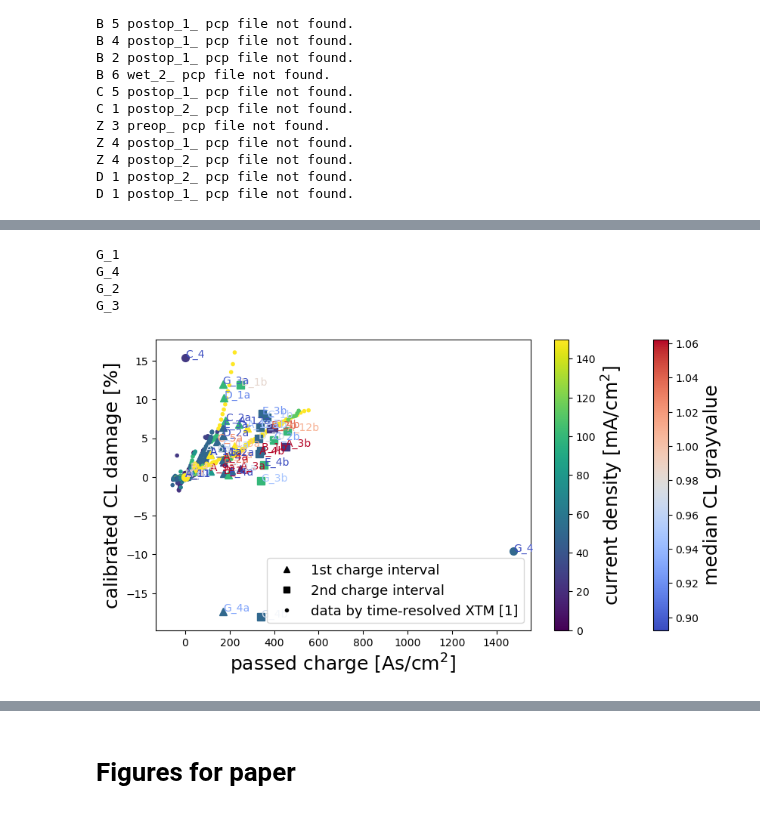
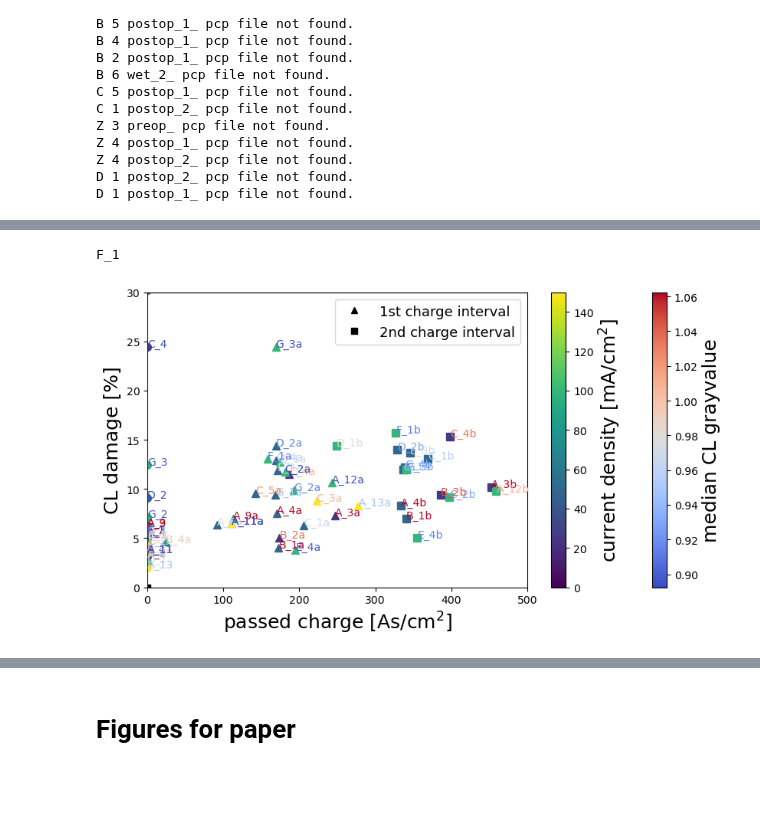
Before and after one commit to Pescatore23/coely_postmortem, a Jupyter notebook: CL_damage.ipynb, the cells around one changed output, grey strips where cells are left out. Drawn from its saved outputs; the diff is of its cells as text; code cells hidden in the pictures; blank space fills up the shorter version.

Commit message:
adjusted for poster plotting

```diff
--- a/CL_damage.ipynb
+++ b/CL_damage.ipynb
@@ -201,7 +205,7 @@ current_25 = ['A_3', 'B_2', 'C_4']
 current_50 = ['A_4', 'B_1', 'C_1', 'D_2', 'E_3', 'G_1', 'G_4']
 current_50_special = ['A_6', 'C_5']
 current_80_special = ['A_11', 'A_9', 'B_4']
-current_100 = ['A_12', 'C_2', 'D_1', 'E_4', 'G_2', 'G_3']
+current_100 = ['A_12', 'C_2', 'D_1', 'E_4', 'G_2', 'G_3', 'F_1']
 current_150 = ['C_3']#, 'Z_4'] # Z_4 pretty damaged during assembly
 current_high_special = ['A_13', 'A_11']
 # %%
@@ -279,6 +283,7 @@ raw_file_dict =get_raw_files('Z',raw_file_dict)
 raw_file_dict =get_raw_files('D',raw_file_dict)
 raw_file_dict =get_raw_files('E',raw_file_dict)
 raw_file_dict =get_raw_files('G',raw_file_dict)
+raw_file_dict =get_raw_files('F',raw_file_dict)
 # %% [output]
 A 3 postop_1_ pcp file not found.
 A 9 postop_1_ pcp file not found.
@@ -383,7 +387,7 @@ for ser in series:
 # %%
 import json
 # %%
-timestamps_and_files_path = os.path.join(toppath, 'CT_EC_linking_ABCDEGZ.json')
+timestamps_and_files_path = os.path.join(toppath, 'CT_EC_linking_ABCDEFGZ.json')
 # %%
 # with open(timestamps_and_files_path, "w") as outfile:
 #     json.dump(timestamps, outfile,indent = 4)
@@ -486,7 +490,7 @@ def plot_charge_and_abs_damage(ab,I, norm):
 
 def plot_damage_vs_charge(ab,I, norm, ax, norm2,cmap, cmap2):
     ser = ab.split('_')[0]
-    if ser=='G':
+    if ser=='F':
         print(ab)
     sample = ab.split('_')[1]
     baseval = hole_dict[ser][sample]['preop']
@@ -496,6 +500,7 @@ def plot_damage_vs_charge(ab,I, norm, ax, norm2,cmap, cmap2):
     #     baseval = 45000*1.3
     if ab == 'Z_4':
         baseval = 150000
+    baseval = 0
     for key in hole_dict[ser][sample].keys():
         holeval = hole_dict[ser][sample][key]
         Q = -data[ser][sample][key+'_']['Q [As/cm2]']
@@ -531,6 +536,8 @@ def plot_damage_vs_charge_v2(ab,I, norm, ax, norm2,cmap, cmap2):
         linestyle = ':'
     if ser=='G':
         linestyle = '-.'
+    if ser=='F':
+        linestyle = (0, (5, 10))
 
     sample = ab.split('_')[1]
     baseval = hole_dict[ser][sample]['preop']
@@ -539,8 +546,9 @@ def plot_damage_vs_charge_v2(ab,I, norm, ax, norm2,cmap, cmap2):
     # if ab == 'G_4':
     #     baseval = 45000*1.3
     if ab == 'Z_4': baseval = 150000
-    XX = np.array([np.nan,np.nan,np.nan])
-    YY = np.array([np.nan,np.nan,np.nan])
+    baseval = 0
+    XX = np.array([np.nan,np.nan,np.nan,np.nan])
+    YY = np.array([np.nan,np.nan,np.nan,np.nan])
     for key in hole_dict[ser][sample].keys():
         holeval = hole_dict[ser][sample][key]
         Q = -data[ser][sample][key+'_']['Q [As/cm2]']
@@ -559,6 +567,10 @@ def plot_damage_vs_charge_v2(ab,I, norm, ax, norm2,cmap, cmap2):
             marker = 's'
             txt = txt+'b'
             ii = 2
+        if key == 'postop_3':
+            marker = 's'
+            txt = txt+'c'
+            ii = 3
         # marker = 's'
         x, y = Q, (holeval-baseval)/1000/500*100
         XX[ii] = x
@@ -570,14 +582,18 @@ def plot_damage_vs_charge_v2(ab,I, norm, ax, norm2,cmap, cmap2):
 def plot_damage_vs_charge_v3(ab,I, norm, ax, norm2,cmap, cmap2):
     ser = ab.split('_')[0]
     linestyle = '-'
-    if ser == 'A' or ser == 'B' or ser == 'C' or ser == 'Z':
+    if ser == 'A' or ser == 'B':
         color = 'k'
     if ser == 'D':
        color = 'r'
     if ser == 'E':
         color = 'b'
+    if ser == 'C' or ser == 'Z':
+        color = 'k'
     if ser=='G':
         color = 'g'
+    if ser=='F':
+        color = 'y'
 
     sample = ab.split('_')[1]
     baseval = hole_dict[ser][sample]['preop']
@@ -586,8 +602,9 @@ def plot_damage_vs_charge_v3(ab,I, norm, ax, norm2,cmap, cmap2):
     # if ab == 'G_4':
     #     baseval = 45000*1.3
     if ab == 'Z_4': baseval = 150000
-    XX = np.array([np.nan,np.nan,np.nan])
-    YY = np.array([np.nan,np.nan,np.nan])
+    baseval = 0
+    XX = np.array([np.nan,np.nan,np.nan,np.nan])
+    YY = np.array([np.nan,np.nan,np.nan,np.nan])
     for key in hole_dict[ser][sample].keys():
         holeval = hole_dict[ser][sample][key]
         Q = -data[ser][sample][key+'_']['Q [As/cm2]']
@@ -598,6 +615,10 @@ def plot_damage_vs_charge_v3(ab,I, norm, ax, norm2,cmap, cmap2):
             ii = 1
         if key == 'postop_2':
             ii = 2
+        if key == 'postop_3':
+            marker = 's'
+            txt = txt+'c'
+            ii = 3
         # marker = 's'
         x, y = Q, (holeval-baseval)/1000/500*100
         XX[ii] = x
@@ -620,10 +641,10 @@ norm2 = Normalize(vmin=0.9-d,vmax=1.07-d)
 fig, ax = plt.subplots(figsize = (10,5))
 cmap = cm.viridis #inferno
 cmap2 = cm.coolwarm # bwr
-ax.scatter(df['charge'], df['damage'],marker='.', c = cmap(norm(df['current'])))#, alpha = 0.5)
+# ax.scatter(df['charge'], df['damage'],marker='.', c = cmap(norm(df['current'])))#, alpha = 0.5)
 ax.plot(0,0,'k^', label='1st charge interval')
 ax.plot(0,0,'ks', label='2nd charge interval')
-ax.plot(0,0,'k.', label='data by time-resolved XTM [1]')
+# ax.plot(0,0,'k.', label='data by time-resolved XTM [1]')
 i = 0
 for ab in current_25:
     # if ab == 'C_4': continue
@@ -652,41 +673,38 @@ for ab in current_80_special:
     # plot_damage_vs_charge_v2(ab,80, norm, ax, norm2, cmap, cmap2)
     i = i+1
 i = 0
 for ab in current_50_special:
     plot_damage_vs_charge(ab,50, norm, ax, norm2, cmap, cmap2)
     # plot_damage_vs_charge_v2(ab,50, norm, ax, norm2, cmap, cmap2)
     i = i+1
 i = 0
 for ab in current_high_special:
     plot_damage_vs_charge(ab,250,norm, ax, norm2, cmap, cmap2)
     # plot_damage_vs_charge_v2(ab,250,norm, ax, norm2, cmap, cmap2)
     i = i+1
 # plt.legend()
 ax.set_xlabel('passed charge [As/cm$^2$]')
 # plt.ylabel('Q [As/cm2]')
-ax.set_ylabel('calibrated CL damage [%]')
+ax.set_ylabel('CL damage [%]')
 fig.colorbar(plt.cm.ScalarMappable(norm=norm2, cmap=cmap2),
              ax=ax, label='median CL grayvalue')
 fig.colorbar(plt.cm.ScalarMappable(norm=norm, cmap=cmap),
              ax=ax, label='current density [mA/cm$^2$]')
 
 
 
 # plt.ylim(0)
 m0 = 0.0155
 # linear(m0,5, label = 'initial charge-damage relation')
-# plt.ylim(0,20)
-# plt.xlim(0,500)
+plt.ylim(0,30)
+plt.xlim(0,500)
 plt.rc('legend', fontsize=13) #fontsize of the legend
 plt.legend()
 plt.rc('axes', labelsize=18) #fontsize of the x and y labels
 # plt.savefig('/mpc/homes/fische_r/paper/07-coely-postmortem/sketch_images/charge_damage_with_tomcat.pdf', bbox_inches='tight')
 # %% [output]
-G_1
-G_4
-G_2
-G_3
+F_1
-[figure, old version]
+[figure, new version]
 # %%
 norm = Normalize(vmin=0,vmax=150)
 d = 0.0075
```
Also changed, not shown: parts of 11 cells of this notebook, 5 other files.
